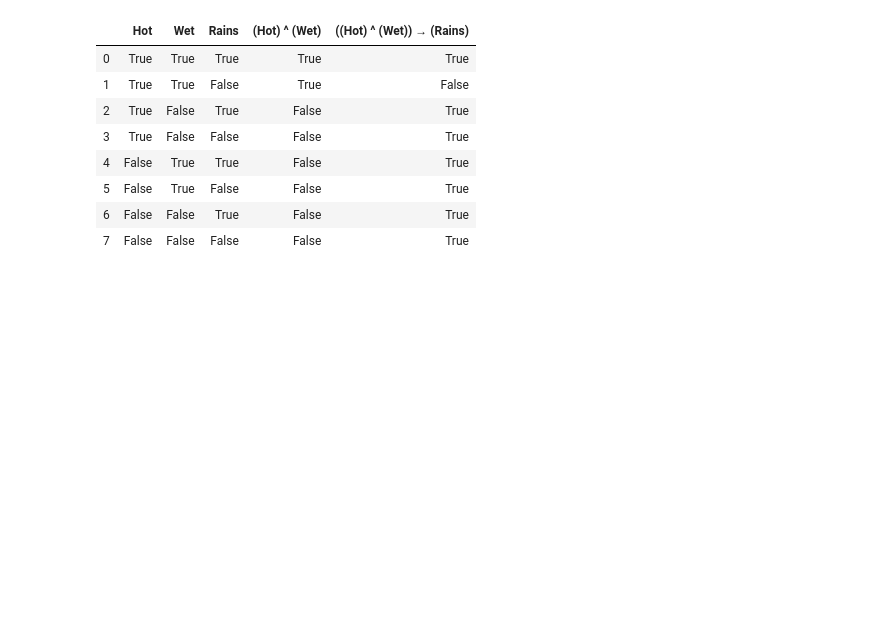
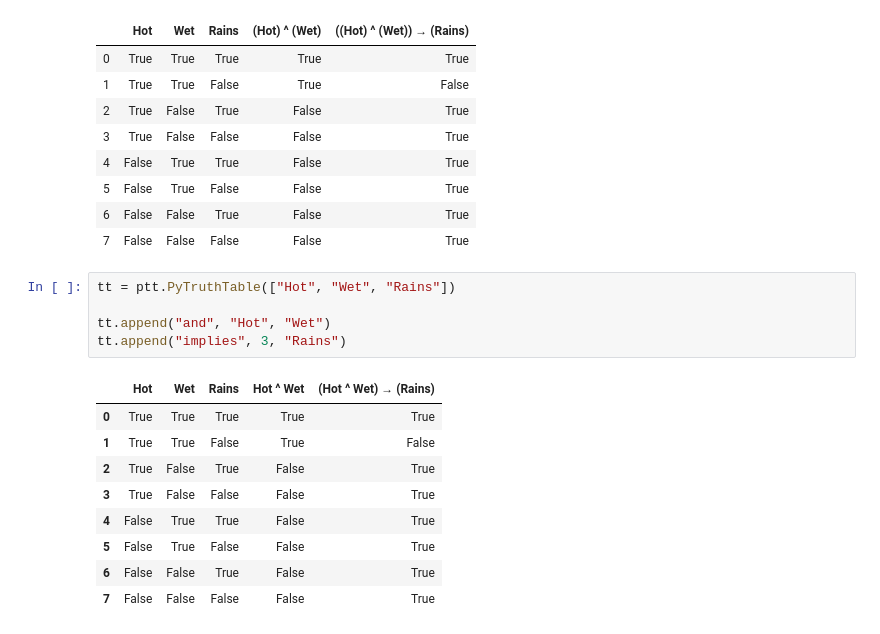
Before and after one commit to leomariga/pyTruthTable, a Jupyter notebook: logictable.ipynb, the cells around one changed output. Drawn from its saved outputs; the diff is of its cells as text; blank space fills up the shorter version.

```diff
--- a/logictable.ipynb
+++ b/logictable.ipynb
@@ -303,3 +301,18 @@ df
 | 5 | False | True | False | False | True |
 | 6 | False | False | True | False | True |
 | 7 | False | False | False | False | True |
+# %%
+tt = ptt.PyTruthTable(["Hot", "Wet", "Rains"])
+
+tt.append("and", "Hot", "Wet")
+tt.append("implies", 3, "Rains")
+# %% [output]
+|  | Hot | Wet | Rains | Hot ^ Wet | (Hot ^ Wet) → (Rains) |
+| 0 | True | True | True | True | True |
+| 1 | True | True | False | True | False |
+| 2 | True | False | True | False | True |
+| 3 | True | False | False | False | True |
+| 4 | False | True | True | False | True |
+| 5 | False | True | False | False | True |
+| 6 | False | False | True | False | True |
+| 7 | False | False | False | False | True |
```
Also changed, not shown: parts of 1 cell of this notebook, 15 other files.
